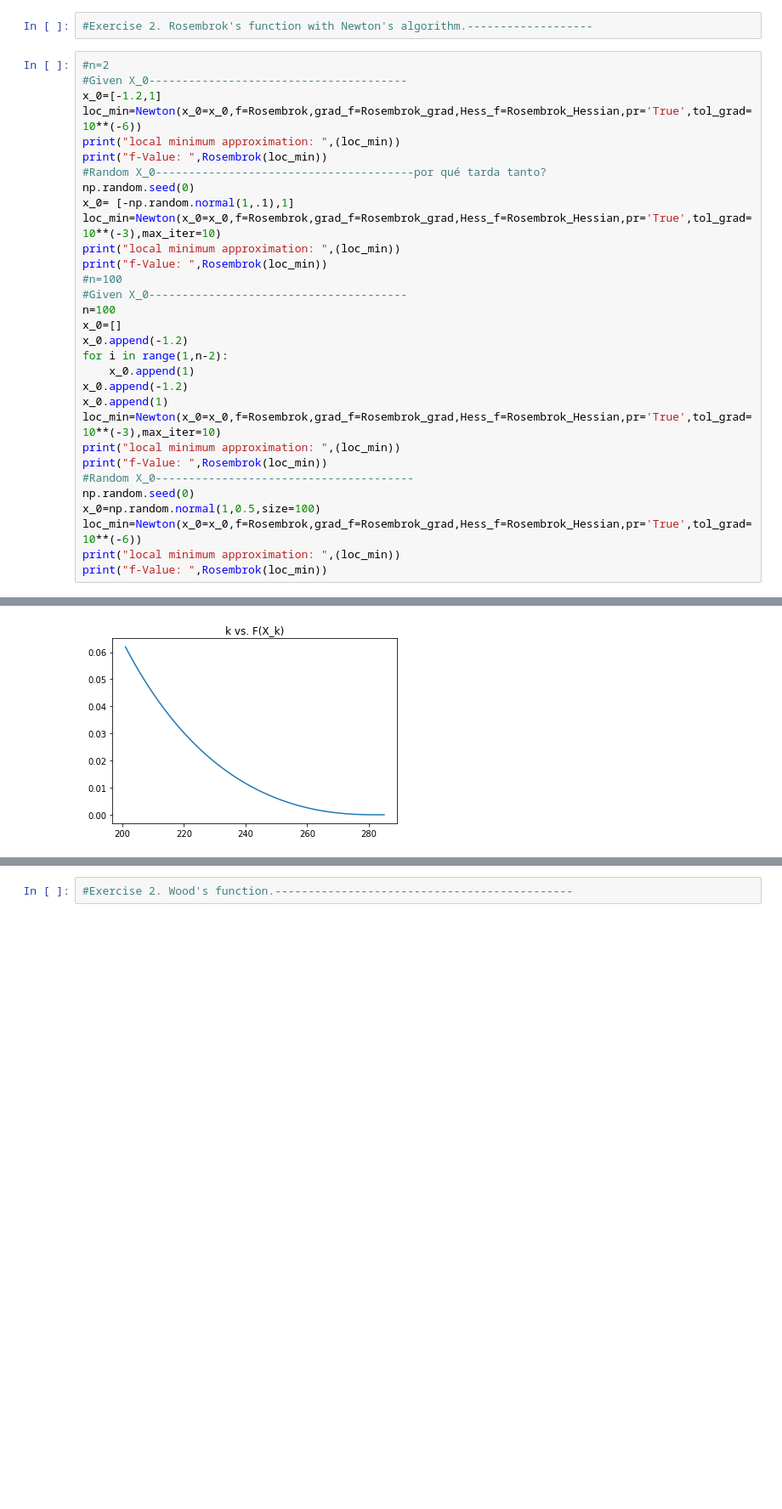
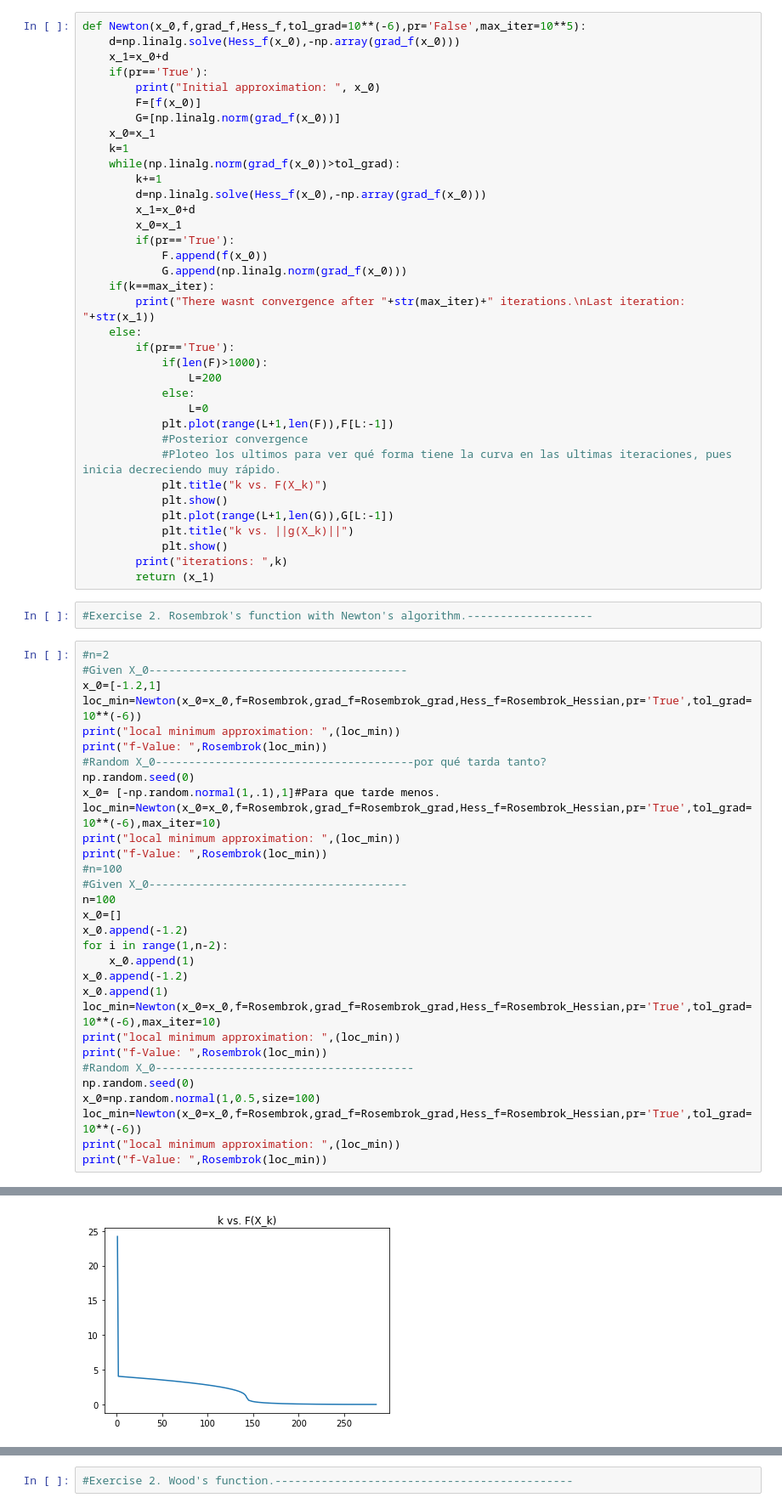
Before and after one commit to JairEsc/Mat_Apl, a Jupyter notebook: Opt_T4.ipynb, the cells around one changed output, grey strips where cells are left out. Shown at 85% size. Drawn from its saved outputs; the diff is of its cells as text; blank space fills up the shorter version.

```diff
--- a/Opt_T4.ipynb
+++ b/Opt_T4.ipynb
@@ -205,36 +192,72 @@ f-Value:  1.0016439243196674e-16
+# %%
+def Newton(x_0,f,grad_f,Hess_f,tol_grad=10**(-6),pr='False',max_iter=10**5):
+    d=np.linalg.solve(Hess_f(x_0),-np.array(grad_f(x_0)))
+    x_1=x_0+d
+    if(pr=='True'):
+        print("Initial approximation: ", x_0)
+        F=[f(x_0)]
+        G=[np.linalg.norm(grad_f(x_0))]
+    x_0=x_1
+    k=1
+    while(np.linalg.norm(grad_f(x_0))>tol_grad):
+        k+=1
+        d=np.linalg.solve(Hess_f(x_0),-np.array(grad_f(x_0)))
+        x_1=x_0+d
+        x_0=x_1
+        if(pr=='True'):
+            F.append(f(x_0))
+            G.append(np.linalg.norm(grad_f(x_0)))
+    if(k==max_iter):
+        print("There wasnt convergence after "+str(max_iter)+" iterations.\nLast iteration: "+str(x_1))
+    else:
+        if(pr=='True'):
+            if(len(F)>1000):
+                L=200
+            else:
+                L=0
+            plt.plot(range(L+1,len(F)),F[L:-1])
+            #Posterior convergence
+            #Ploteo los ultimos para ver qué forma tiene la curva en las ultimas iteraciones, pues inicia decreciendo muy rápido.
+            plt.title("k vs. F(X_k)")
+            plt.show()
+            plt.plot(range(L+1,len(G)),G[L:-1])
+            plt.title("k vs. ||g(X_k)||")
+            plt.show()
+        print("iterations: ",k)
+        return (x_1)
 # %%
 #Exercise 2. Rosembrok's function with Newton's algorithm.-------------------
 # %%
 #n=2
 #Given X_0---------------------------------------
 x_0=[-1.2,1]
 loc_min=Newton(x_0=x_0,f=Rosembrok,grad_f=Rosembrok_grad,Hess_f=Rosembrok_Hessian,pr='True',tol_grad=10**(-6))
 print("local minimum approximation: ",(loc_min))
 print("f-Value: ",Rosembrok(loc_min))
 #Random X_0---------------------------------------por qué tarda tanto?
 np.random.seed(0)
-x_0= [-np.random.normal(1,.1),1]
-loc_min=Newton(x_0=x_0,f=Rosembrok,grad_f=Rosembrok_grad,Hess_f=Rosembrok_Hessian,pr='True',tol_grad=10**(-3),max_iter=10)
+x_0= [-np.random.normal(1,.1),1]#Para que tarde menos.
+loc_min=Newton(x_0=x_0,f=Rosembrok,grad_f=Rosembrok_grad,Hess_f=Rosembrok_Hessian,pr='True',tol_grad=10**(-6),max_iter=10)
 print("local minimum approximation: ",(loc_min))
 print("f-Value: ",Rosembrok(loc_min))
 #n=100
 #Given X_0---------------------------------------
 n=100
 x_0=[]
 x_0.append(-1.2)
 for i in range(1,n-2):
     x_0.append(1)
 x_0.append(-1.2)
 x_0.append(1)
-loc_min=Newton(x_0=x_0,f=Rosembrok,grad_f=Rosembrok_grad,Hess_f=Rosembrok_Hessian,pr='True',tol_grad=10**(-3),max_iter=10)
+loc_min=Newton(x_0=x_0,f=Rosembrok,grad_f=Rosembrok_grad,Hess_f=Rosembrok_Hessian,pr='True',tol_grad=10**(-6),max_iter=10)
 print("local minimum approximation: ",(loc_min))
 print("f-Value: ",Rosembrok(loc_min))
 #Random X_0---------------------------------------
 np.random.seed(0)
 x_0=np.random.normal(1,0.5,size=100)
 loc_min=Newton(x_0=x_0,f=Rosembrok,grad_f=Rosembrok_grad,Hess_f=Rosembrok_Hessian,pr='True',tol_grad=10**(-6))
 print("local minimum approximation: ",(loc_min))
 print("f-Value: ",Rosembrok(loc_min))
 # %% [output]
 Initial approximation:  [-1.2, 1]
-[figure, old version]
+[figure, new version]
```
Also changed, not shown: parts of 10 cells of this notebook.
